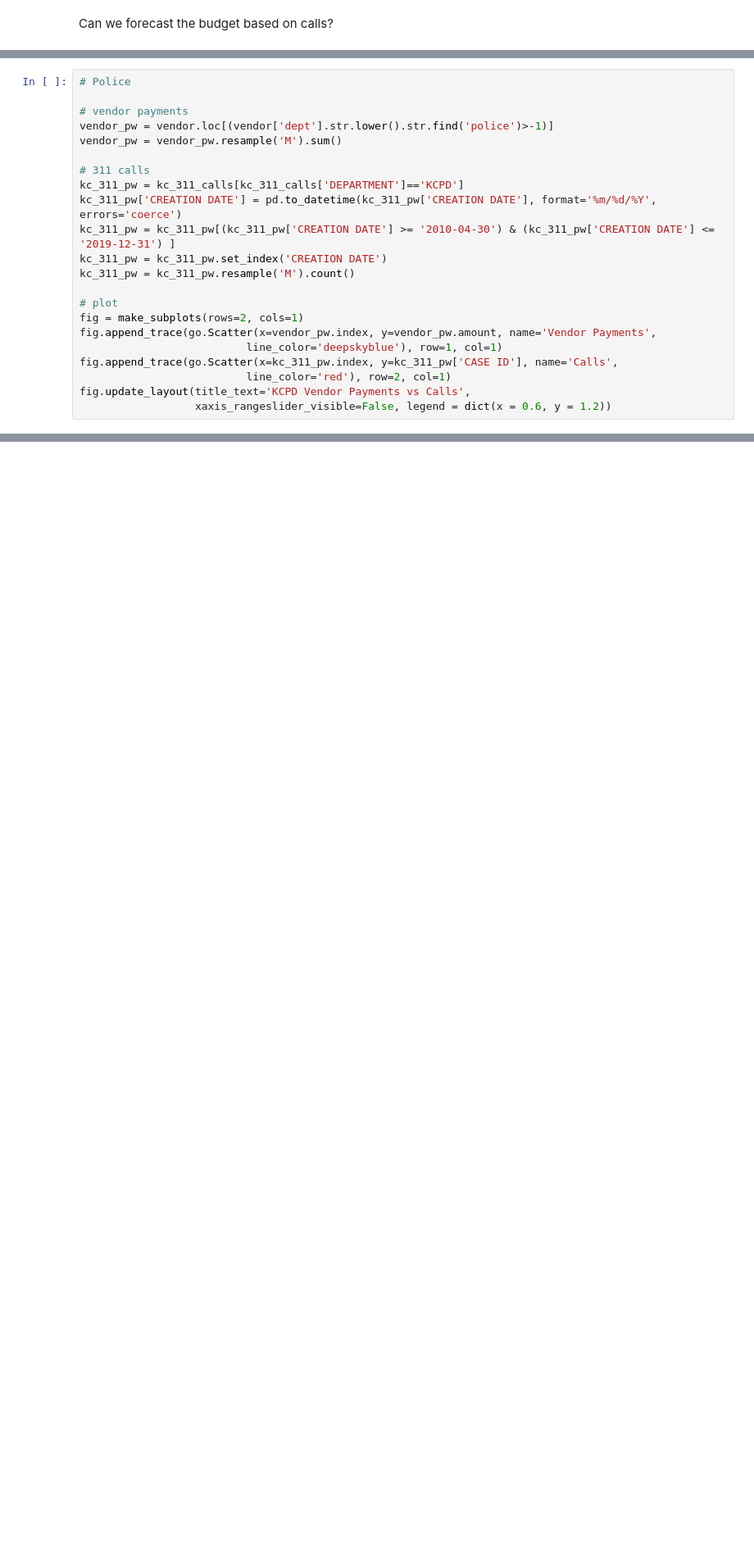
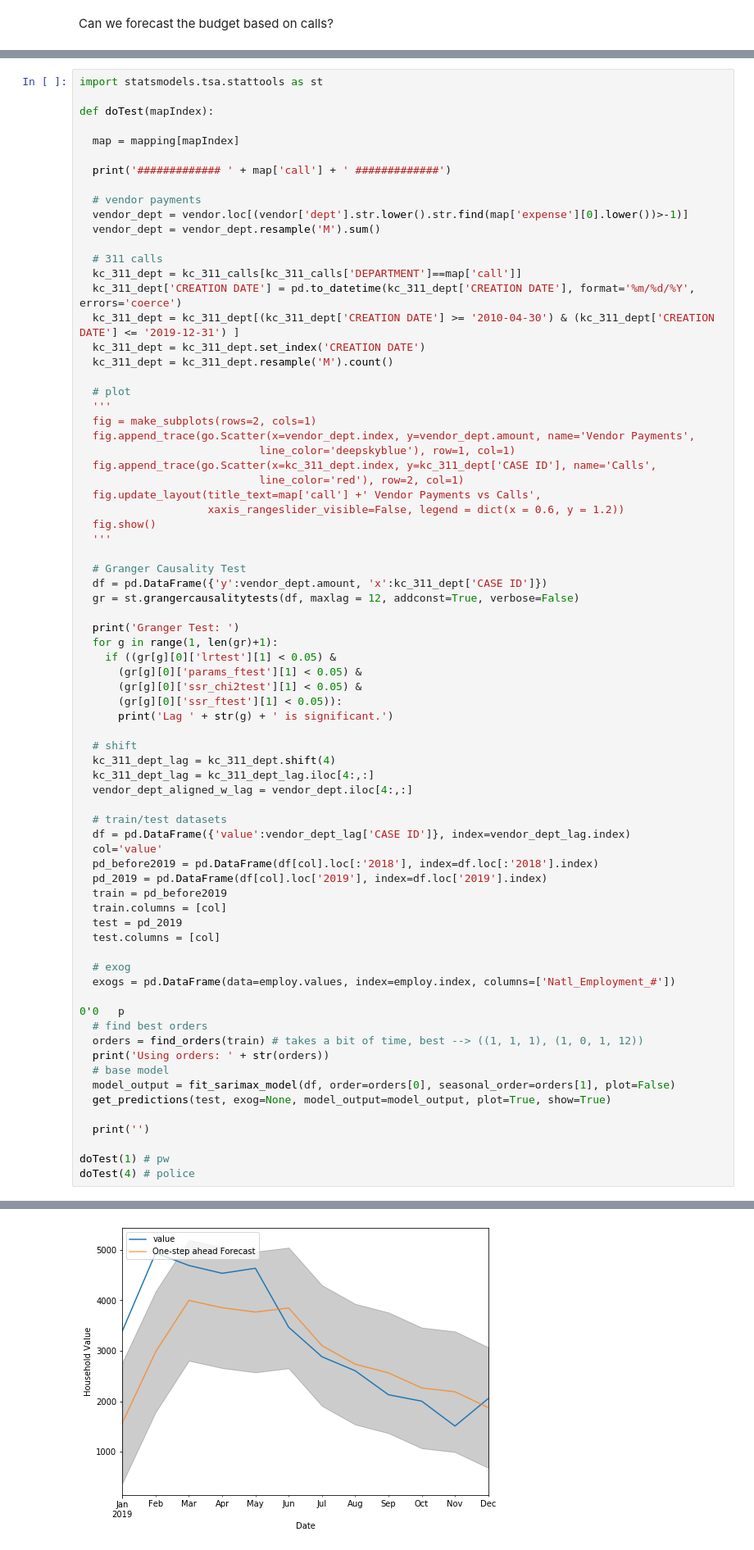
Before and after one commit to vksyr/IST718, a Jupyter notebook: Proj.ipynb, the cells around one changed output, grey strips where cells are left out. Shown at 82% size. Cells and saved outputs as stored; diff of their text form; blank space fills up the shorter version.

```diff
--- a/Proj.ipynb
+++ b/Proj.ipynb
@@ -396,23 +382,75 @@ See the caveats in the documentation: http://pandas.pydata.org/pandas-docs/stabl
 # %%
-# Police
+import statsmodels.tsa.stattools as st
 
-# vendor payments
-vendor_pw = vendor.loc[(vendor['dept'].str.lower().str.find('police')>-1)]
-vendor_pw = vendor_pw.resample('M').sum()
+def doTest(mapIndex):
 
-# 311 calls
-kc_311_pw = kc_311_calls[kc_311_calls['DEPARTMENT']=='KCPD']
-kc_311_pw['CREATION DATE'] = pd.to_datetime(kc_311_pw['CREATION DATE'], format='%m/%d/%Y', errors='coerce')
-kc_311_pw = kc_311_pw[(kc_311_pw['CREATION DATE'] >= '2010-04-30') & (kc_311_pw['CREATION DATE'] <= '2019-12-31') ]
-kc_311_pw = kc_311_pw.set_index('CREATION DATE')
-kc_311_pw = kc_311_pw.resample('M').count()
+  map = mapping[mapIndex]
 
-# plot
-fig = make_subplots(rows=2, cols=1)
-fig.append_trace(go.Scatter(x=vendor_pw.index, y=vendor_pw.amount, name='Vendor Payments',
-                          line_color='deepskyblue'), row=1, col=1)
-fig.append_trace(go.Scatter(x=kc_311_pw.index, y=kc_311_pw['CASE ID'], name='Calls',
-                          line_color='red'), row=2, col=1)
-fig.update_layout(title_text='KCPD Vendor Payments vs Calls',
-                  xaxis_rangeslider_visible=False, legend = dict(x = 0.6, y = 1.2))
+  print('############# ' + map['call'] + ' #############')
+
+  # vendor payments
+  vendor_dept = vendor.loc[(vendor['dept'].str.lower().str.find(map['expense'][0].lower())>-1)]
+  vendor_dept = vendor_dept.resample('M').sum()
+
+  # 311 calls
+  kc_311_dept = kc_311_calls[kc_311_calls['DEPARTMENT']==map['call']]
+  kc_311_dept['CREATION DATE'] = pd.to_datetime(kc_311_dept['CREATION DATE'], format='%m/%d/%Y', errors='coerce')
+  kc_311_dept = kc_311_dept[(kc_311_dept['CREATION DATE'] >= '2010-04-30') & (kc_311_dept['CREATION DATE'] <= '2019-12-31') ]
+  kc_311_dept = kc_311_dept.set_index('CREATION DATE')
+  kc_311_dept = kc_311_dept.resample('M').count()
+
+  # plot
+  '''
+  fig = make_subplots(rows=2, cols=1)
+  fig.append_trace(go.Scatter(x=vendor_dept.index, y=vendor_dept.amount, name='Vendor Payments',
+                            line_color='deepskyblue'), row=1, col=1)
+  fig.append_trace(go.Scatter(x=kc_311_dept.index, y=kc_311_dept['CASE ID'], name='Calls',
+                            line_color='red'), row=2, col=1)
+  fig.update_layout(title_text=map['call'] +' Vendor Payments vs Calls',
+                    xaxis_rangeslider_visible=False, legend = dict(x = 0.6, y = 1.2))
+  fig.show()
+  '''
+
+  # Granger Causality Test
+  df = pd.DataFrame({'y':vendor_dept.amount, 'x':kc_311_dept['CASE ID']})
+  gr = st.grangercausalitytests(df, maxlag = 12, addconst=True, verbose=False)
+
+  print('Granger Test: ')
+  for g in range(1, len(gr)+1):
+    if ((gr[g][0]['lrtest'][1] < 0.05) &
+      (gr[g][0]['params_ftest'][1] < 0.05) &
+      (gr[g][0]['ssr_chi2test'][1] < 0.05) &
+      (gr[g][0]['ssr_ftest'][1] < 0.05)):
+      print('Lag ' + str(g) + ' is significant.')
+
+  # shift
+  kc_311_dept_lag = kc_311_dept.shift(4)
+  kc_311_dept_lag = kc_311_dept_lag.iloc[4:,:]
+  vendor_dept_aligned_w_lag = vendor_dept.iloc[4:,:]
+
+  # train/test datasets
+  df = pd.DataFrame({'value':vendor_dept_lag['CASE ID']}, index=vendor_dept_lag.index)
+  col='value'
+  pd_before2019 = pd.DataFrame(df[col].loc[:'2018'], index=df.loc[:'2018'].index)
+  pd_2019 = pd.DataFrame(df[col].loc['2019'], index=df.loc['2019'].index)
+  train = pd_before2019
+  train.columns = [col]
+  test = pd_2019
+  test.columns = [col]
+
+  # exog
+  exogs = pd.DataFrame(data=employ.values, index=employ.index, columns=['Natl_Employment_#'])
+
+0'0   p
+  # find best orders
+  orders = find_orders(train) # takes a bit of time, best --> ((1, 1, 1), (1, 0, 1, 12))
+  print('Using orders: ' + str(orders))
+  # base model
+  model_output = fit_sarimax_model(df, order=orders[0], seasonal_order=orders[1], plot=False)
+  get_predictions(test, exog=None, model_output=model_output, plot=True, show=True)
+
+  print('')
+
+doTest(1) # pw
+doTest(4) # police
 # %% [output]
@@ -423,0 +474 @@ See the caveats in the documentation: http://pandas.pydata.org/pandas-docs/stabl
+[figure, added]
```
Also changed, not shown: parts of 13 cells of this notebook.
